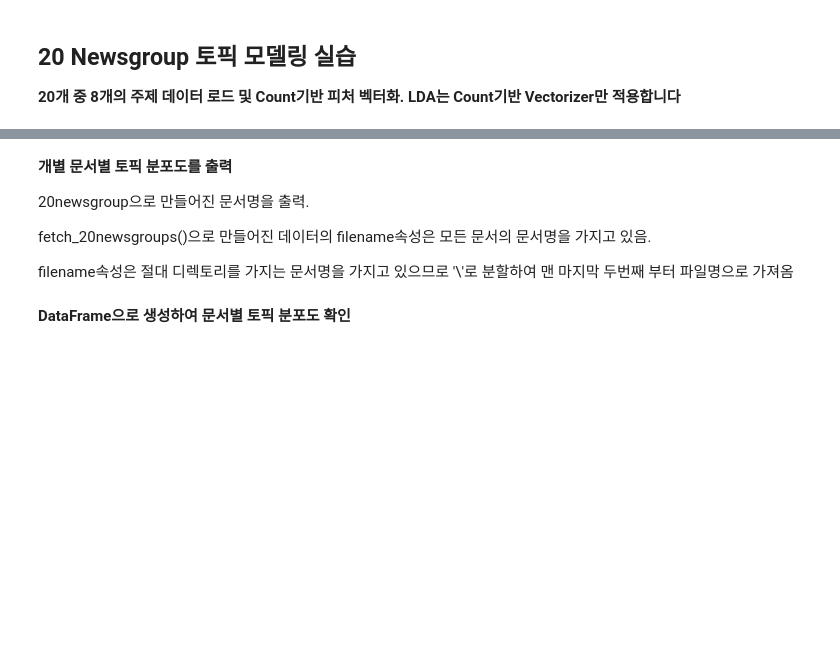
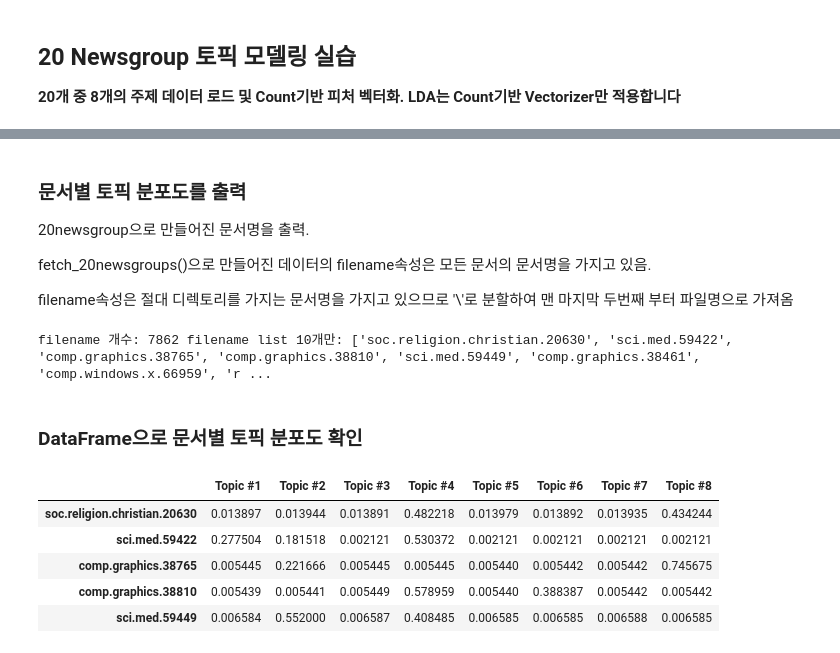
Before and after one commit to netsus/ML_PerfectGuide, a Jupyter notebook: 8장/8.6 토픽 모델링(Topic Modeling) - 20 뉴스그룹.ipynb, the cells around one changed output, grey strips where cells are left out. Cells and saved outputs as stored; diff of their text form; code cells hidden in the pictures; blank space fills up the shorter version.

```diff
--- a/8장/8.6 토픽 모델링(Topic Modeling) - 20 뉴스그룹.ipynb
+++ b/8장/8.6 토픽 모델링(Topic Modeling) - 20 뉴스그룹.ipynb
@@ -127,5 +191,5 @@ print(doc_topics[:3])
 # %% [markdown]
-**개별 문서별 토픽 분포도를 출력**
+### **문서별 토픽 분포도를 출력**
 
 20newsgroup으로 만들어진 문서명을 출력.
 
@@ -138,7 +202,7 @@ def get_filename_list(newsdata):
 
     for file in newsdata.filenames:
             #print(file)
-            filename_temp = file.split('\\')[-2:]
+            filename_temp = file.split('/')[-2:] # mac에선 /로
             filename = '.'.join(filename_temp)
             filename_list.append(filename)
 
@@ -146,11 +210,20 @@ def get_filename_list(newsdata):
 
 filename_list = get_filename_list(news_df)
 print("filename 개수:",len(filename_list), "filename list 10개만:",filename_list[:10])
+# %% [output]
+filename 개수: 7862 filename list 10개만: ['soc.religion.christian.20630', 'sci.med.59422', 'comp.graphics.38765', 'comp.graphics.38810', 'sci.med.59449', 'comp.graphics.38461', 'comp.windows.x.66959', 'r ...
 # %% [markdown]
-**DataFrame으로 생성하여 문서별 토픽 분포도 확인**
+### **DataFrame으로 문서별 토픽 분포도 확인**
 # %%
 import pandas as pd
 
-topic_names = ['Topic #'+ str(i) for i in range(0, 8)]
+topic_names = ['Topic #'+ str(i) for i in range(1, 9)]
 doc_topic_df = pd.DataFrame(data=doc_topics, columns=topic_names, index=filename_list)
-doc_topic_df.head(20)
+doc_topic_df.head(5)
+# %% [output]
+|  | Topic #1 | Topic #2 | Topic #3 | Topic #4 | Topic #5 | Topic #6 | Topic #7 | Topic #8 |
+| soc.religion.christian.20630 | 0.013897 | 0.013944 | 0.013891 | 0.482218 | 0.013979 | 0.013892 | 0.013935 | 0.434244 |
+| sci.med.59422 | 0.277504 | 0.181518 | 0.002121 | 0.530372 | 0.002121 | 0.002121 | 0.002121 | 0.002121 |
+| comp.graphics.38765 | 0.005445 | 0.221666 | 0.005445 | 0.005445 | 0.005440 | 0.005442 | 0.005442 | 0.745675 |
+| comp.graphics.38810 | 0.005439 | 0.005441 | 0.005449 | 0.578959 | 0.005440 | 0.388387 | 0.005442 | 0.005442 |
+| sci.med.59449 | 0.006584 | 0.552000 | 0.006587 | 0.408485 | 0.006585 | 0.006585 | 0.006588 | 0.006585 |
```
Also changed, not shown: parts of 13 cells of this notebook.
